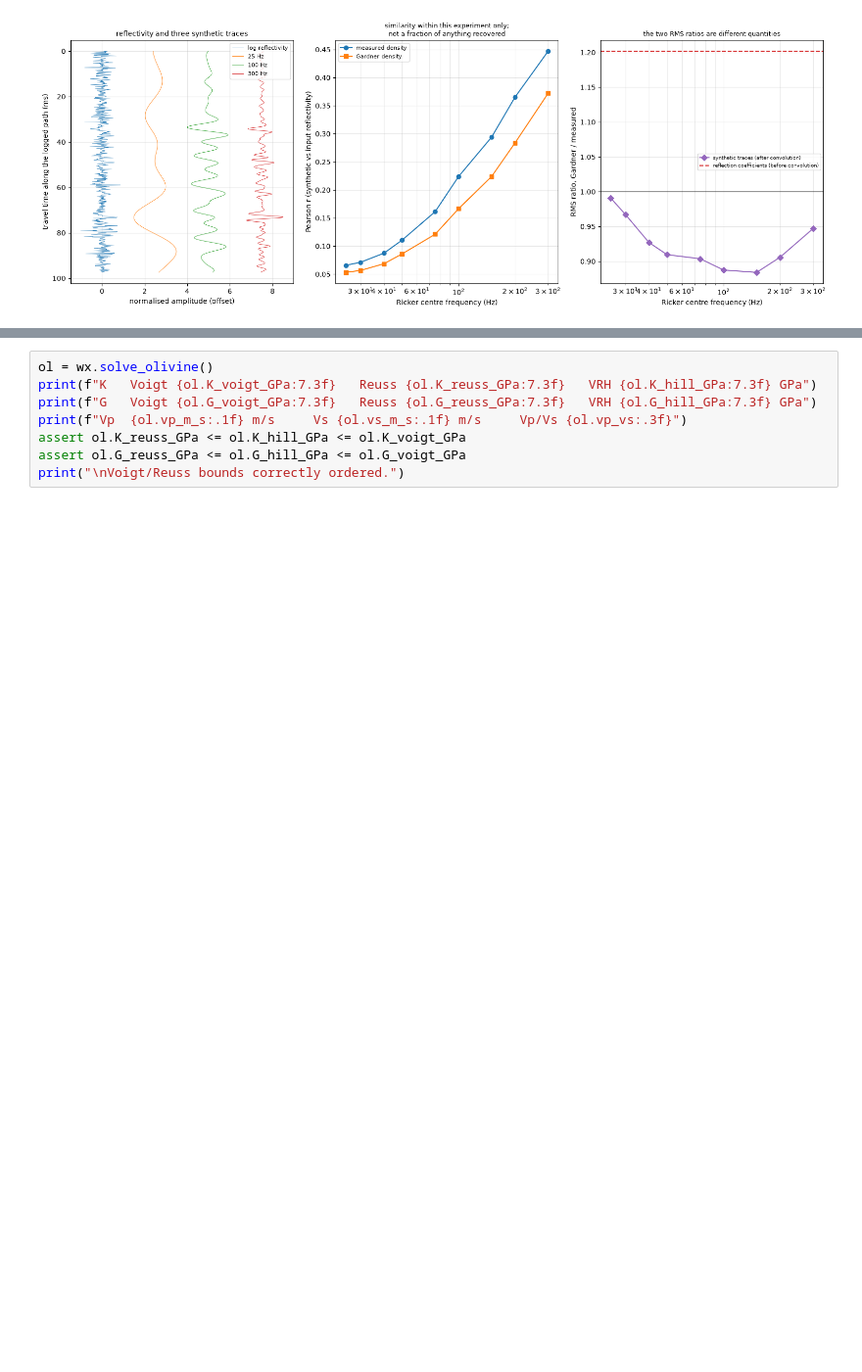
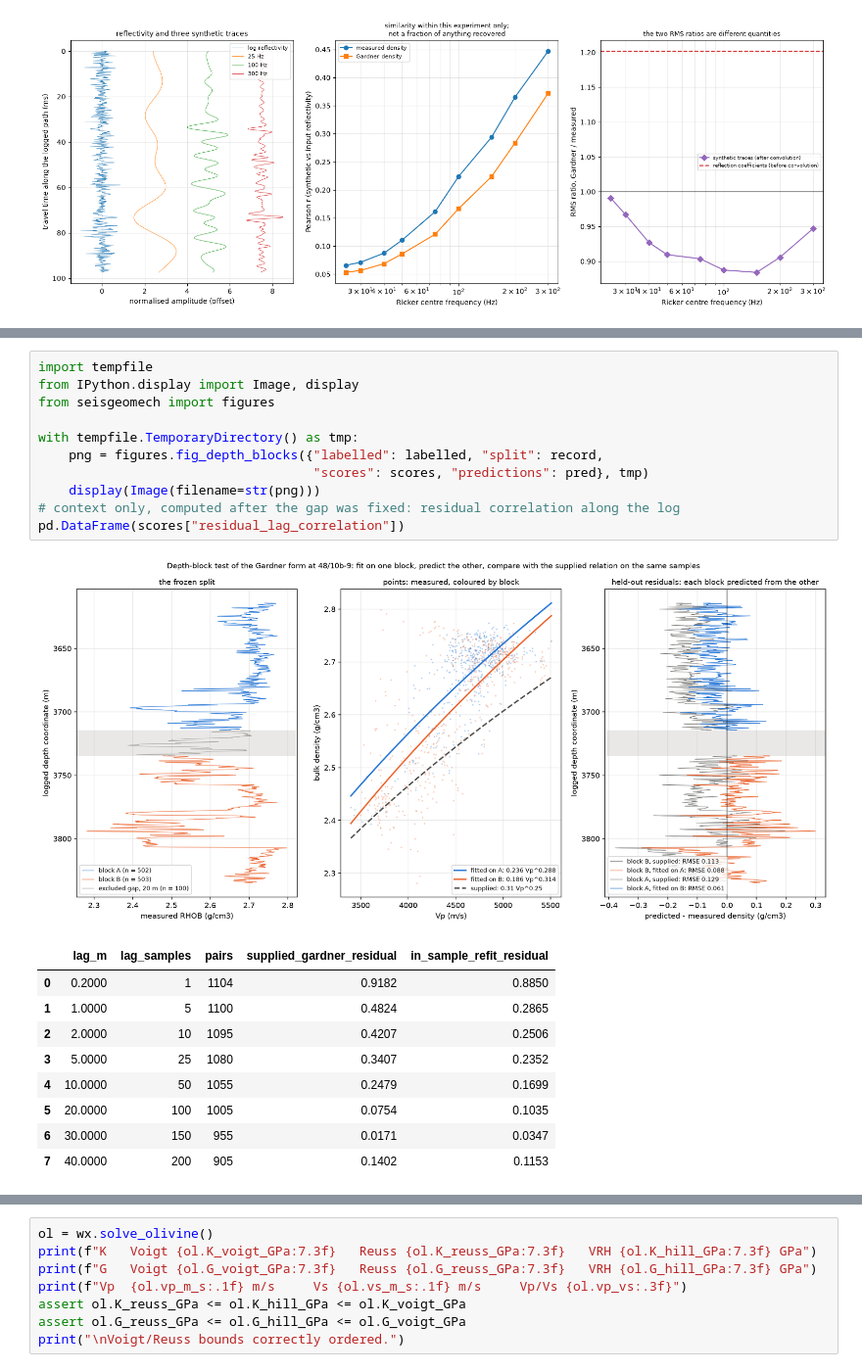
Before and after one commit to abdelghafarfouda/manchester-msc-projects, a Jupyter notebook: subsurface-mechanics-and-geoengineering/SeisGeoMech/notebooks/SeisGeoMech.ipynb, the cells around one changed output, grey strips where cells are left out. Shown at 98% size. Saved outputs shown, nothing was run; the diff lists cells and outputs as text; blank space fills up the shorter version.

```diff
--- a/subsurface-mechanics-and-geoengineering/SeisGeoMech/notebooks/SeisGeoMech.ipynb
+++ b/subsurface-mechanics-and-geoengineering/SeisGeoMech/notebooks/SeisGeoMech.ipynb
@@ -566,0 +625,22 @@ averages and the resulting velocities, with the check *"does this fit with the v
+# %%
+import tempfile
+from IPython.display import Image, display
+from seisgeomech import figures
+
+with tempfile.TemporaryDirectory() as tmp:
+    png = figures.fig_depth_blocks({"labelled": labelled, "split": record,
+                                    "scores": scores, "predictions": pred}, tmp)
+    display(Image(filename=str(png)))
+# context only, computed after the gap was fixed: residual correlation along the log
+pd.DataFrame(scores["residual_lag_correlation"])
+# %% [output]
+[figure, added]
+|  | lag_m | lag_samples | pairs | supplied_gardner_residual | in_sample_refit_residual |
+| 0 | 0.2000 | 1 | 1104 | 0.9182 | 0.8850 |
+| 1 | 1.0000 | 5 | 1100 | 0.4824 | 0.2865 |
+| 2 | 2.0000 | 10 | 1095 | 0.4207 | 0.2506 |
+| 3 | 5.0000 | 25 | 1080 | 0.3407 | 0.2352 |
+| 4 | 10.0000 | 50 | 1055 | 0.2479 | 0.1699 |
+| 5 | 20.0000 | 100 | 1005 | 0.0754 | 0.1035 |
+| 6 | 30.0000 | 150 | 955 | 0.0171 | 0.0347 |
+| 7 | 40.0000 | 200 | 905 | 0.1402 | 0.1153 |
```
Also changed, not shown: parts of 12 cells of this notebook, 4 other files.
